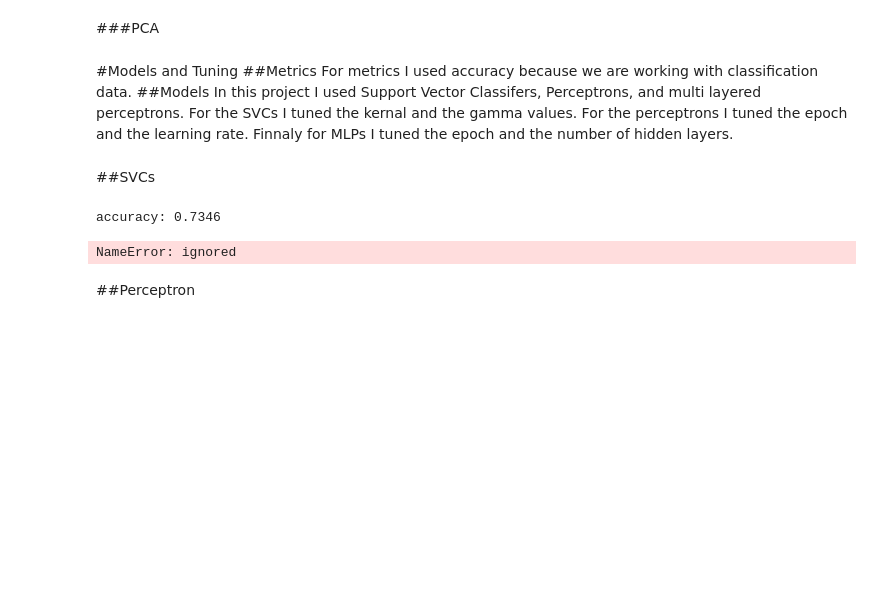
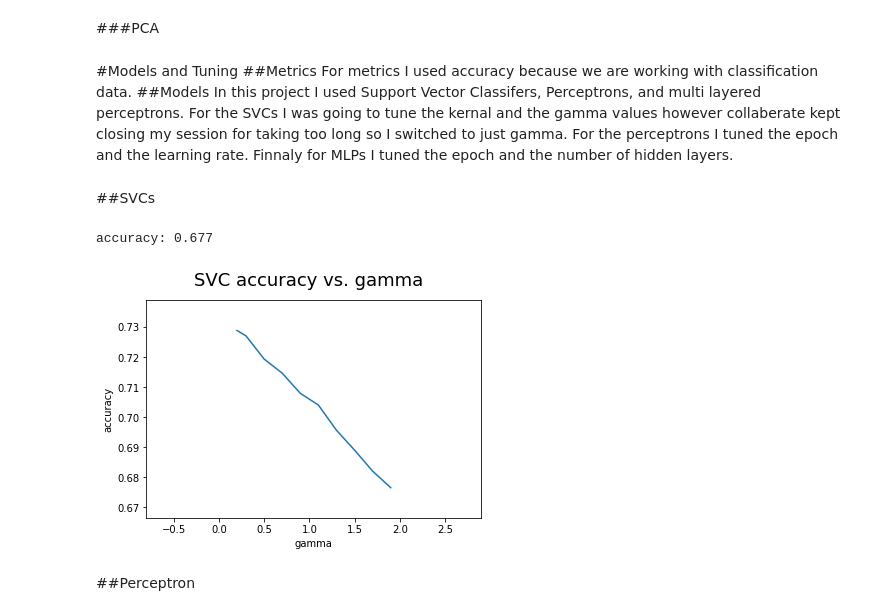
Before and after one commit to NasaSpaceProgram/CS_167_Practive, a Jupyter notebook: Project_2_NLP_peterson.ipynb, the cells around one changed output. Drawn from its saved outputs; the diff is of its cells as text; code cells hidden in the pictures; blank space fills up the shorter version.

```diff
--- a/Project_2_NLP_peterson.ipynb
+++ b/Project_2_NLP_peterson.ipynb
@@ -179,51 +195,45 @@ test_transformed = extractor.transform(test_data_vectors)
 ##Metrics
 For metrics I used accuracy because we are working with classification data.
 ##Models
-In this project I used  Support Vector Classifers, Perceptrons, and multi layered perceptrons. For the SVCs I tuned the kernal and the gamma values. For the perceptrons I tuned the epoch and the learning rate. Finnaly for MLPs I tuned the epoch and the number of hidden layers.
+In this project I used  Support Vector Classifers, Perceptrons, and multi layered perceptrons. For the SVCs I was going to tune the kernal and the gamma values however collaberate kept closing my session for taking too long so I switched to just gamma. For the perceptrons I tuned the epoch and the learning rate. Finnaly for MLPs I tuned the epoch and the number of hidden layers.
 # %% [markdown]
 ##SVCs
 # %%
 from sklearn.svm import SVC
-clf = SVC()
+clf = SVC(kernel= "poly", gamma = 0.1)
 clf.fit(train_transformed ,train_sln)
 predictions = clf.predict(test_transformed)
 
 #output accuracy
 print("accuracy:", metrics.accuracy_score(test_sln, predictions))
 # %% [output]
-accuracy: 0.7346
+accuracy: 0.677
 # %%
 from sklearn.svm import SVC
-kernels = [ "poly", "rbf", "sigmoid", "linear"]
-gammas = [0.1,0.5,1,1.5,2]
+gammas = [0.2,0.3,0.5,0.7,0.9,1.1,1.3,1.5,1.7,1.9]
 
-def SVC_Tune(kernels,gammas):
-    series = {}
-    for k in kernels:
-      accuracys = []
-      for g in gammas:
-        clf = SVC(kernel= k, gamma= g)
-        clf.fit(train_transformed,train_sln)
-        curr_predictions = clf.predict(test_transformed)
-        curr_acc= metrics.accuracy_score(test_sln,curr_predictions)
-        accuracys.append(curr_acc)
-      series[k] = accuracys
-    return(series)
+def SVC_Tune(gammas):
+  accuracys = []
+  for g in gammas:
+      clf = SVC(gamma= g)
+      clf.fit(train_transformed,train_sln)
+      curr_predictions = clf.predict(test_transformed)
+      curr_acc= metrics.accuracy_score(test_sln,curr_predictions)
+      accuracys.append(curr_acc)
+  return(accuracys)
 
-series1 = SVC_Tune(kernels,gammas)
+
+def SVC_Tune_graph(accuracys,gammas):
+    plt.suptitle('SVC accuracy vs. gamma',fontsize=18)
+    plt.xlabel('gamma')
+    plt.ylabel('accuracy')
+    plt.plot(gammas,accuracys)
+    plt.axis([gammas[0]-1,gammas[-1]+1,min(accuracys)-.01,max(accuracys)+.01])
+    plt.show()
+accuracys = SVC_Tune(gammas)
+SVC_Tune_graph(accuracys,gammas)
+# %% [output]
+[figure, added]
-# %%
-def SVC_Tune_graph(series,kernels,gammas):
-    plt.suptitle('SVC accuracy vs. gamma',fontsize=18)
-    plt.xlabel('gamma')
-    plt.ylabel('accuracy')
-    for k in series.keys():
-      plt.plot(gammas,series[k],label=k)
-    plt.axis([gammas[0]-1,gammas[-1]+1,0.6,1])
-    plt.legend()
-    plt.show()
-SVC_Tune_graph(series1,kernels,gammas)
-# %% [output]
-NameError: ignored
 # %% [markdown]
 ##Perceptron
 # %%
```
Also changed, not shown: parts of 3 cells of this notebook.
